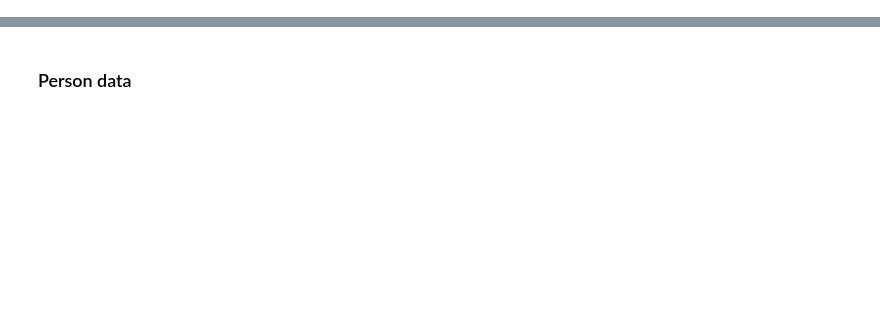
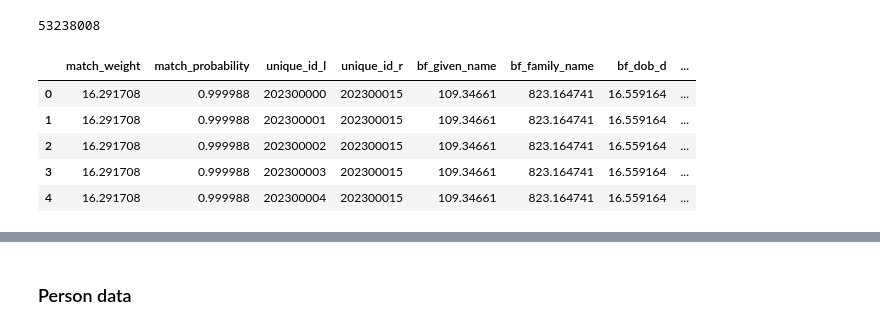
Before and after one commit to tony-stone/splink_synthetic_data, a Jupyter notebook: master_records.ipynb, the cells around one changed output, grey strips where cells are left out. Cells and saved outputs as stored; diff of their text form; code cells hidden in the pictures; blank space fills up the shorter version.

```diff
--- a/master_records.ipynb
+++ b/master_records.ipynb
@@ -1,5 +0,0 @@
-# %%
-import pandas as pd
-from path_fns.filepaths import TRANSFORMED_MASTER_DATA_ONE_ROW_PER_PERSON
-pd.options.display.max_columns = 1000
-pd.options.display.max_rows = 100
@@ -5,0 +27,21 @@ pd.options.display.max_rows = 100
+# %%
+dedupe_data_filename = "max_corruptions-50_prob_mult-1.0_set-1.parquet"
+
+dedupe_data_path = os.path.join(
+        DEDUPE_OUTPUTS_FILES_BASE,
+        dedupe_data_filename
+    )
+
+dedupe_records = pd.read_parquet(dedupe_data_path)
+len(dedupe_records)
+# %% [output]
+53238008
+# %%
+dedupe_records.head(5)
+# %% [output]
+|  | match_weight | match_probability | unique_id_l | unique_id_r | bf_given_name | bf_family_name | bf_dob_d | ... |
+| 0 | 16.291708 | 0.999988 | 202300000 | 202300015 | 109.34661 | 823.164741 | 16.559164 | ... |
+| 1 | 16.291708 | 0.999988 | 202300001 | 202300015 | 109.34661 | 823.164741 | 16.559164 | ... |
+| 2 | 16.291708 | 0.999988 | 202300002 | 202300015 | 109.34661 | 823.164741 | 16.559164 | ... |
+| 3 | 16.291708 | 0.999988 | 202300003 | 202300015 | 109.34661 | 823.164741 | 16.559164 | ... |
+| 4 | 16.291708 | 0.999988 | 202300004 | 202300015 | 109.34661 | 823.164741 | 16.559164 | ... |
```
Also changed, not shown: parts of 32 cells of this notebook, 3 other files.
